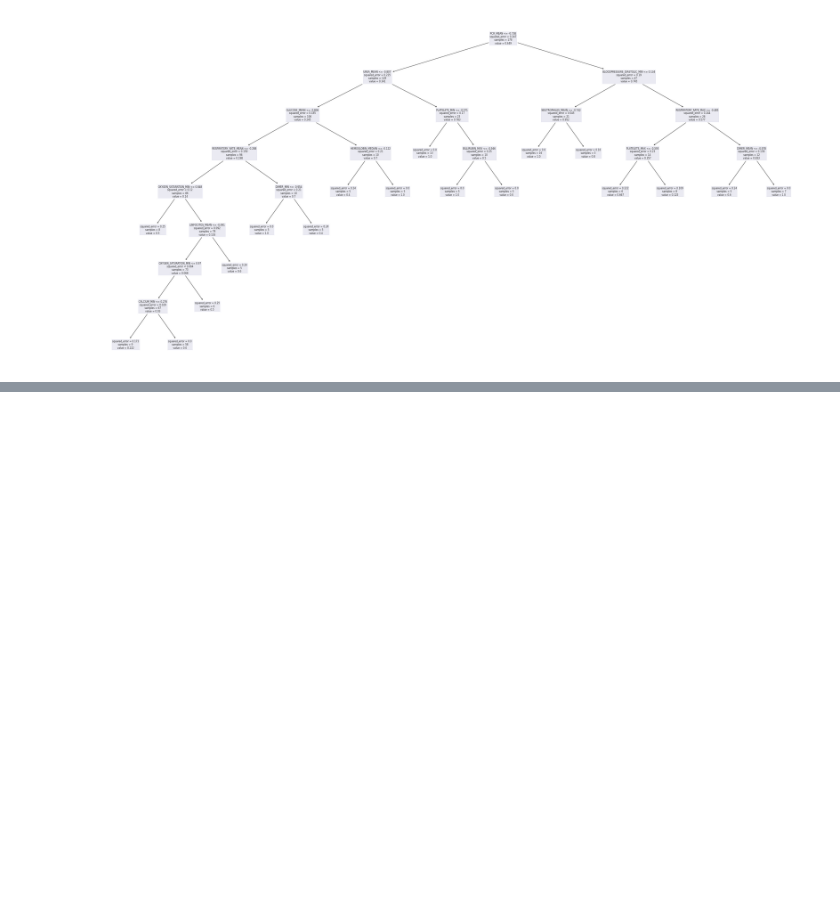
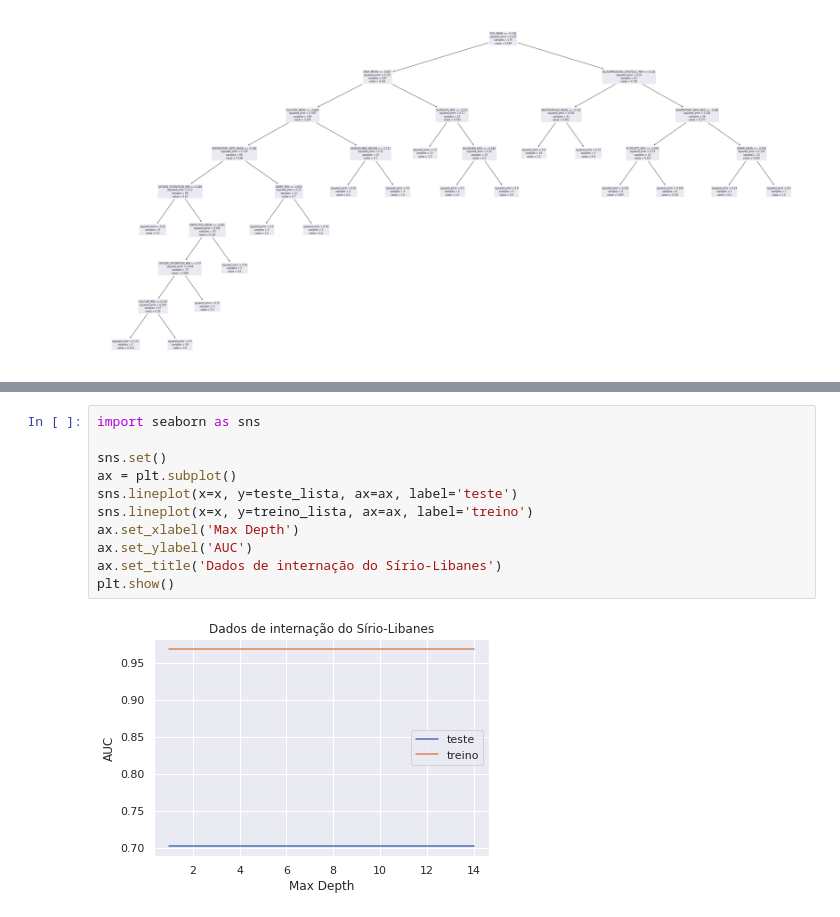
Before and after one commit to ricardosaj/ProjetoFinalBootcampAluraDataScience, a Jupyter notebook: ProjetoBCFinal.ipynb, the cells around one changed output, grey strips where cells are left out. Drawn from its saved outputs; the diff is of its cells as text; blank space fills up the shorter version.

```diff
--- a/ProjetoBCFinal.ipynb
+++ b/ProjetoBCFinal.ipynb
@@ -817,0 +850,13 @@ plot_tree(arvere, feature_names=Xtr.columns)
+# %%
+import seaborn as sns
+
+sns.set()
+ax = plt.subplot()
+sns.lineplot(x=x, y=teste_lista, ax=ax, label='teste')
+sns.lineplot(x=x, y=treino_lista, ax=ax, label='treino')
+ax.set_xlabel('Max Depth')
+ax.set_ylabel('AUC')
+ax.set_title('Dados de internação do Sírio-Libanes')
+plt.show()
+# %% [output]
+[figure, added]
```
Also changed, not shown: parts of 8 cells of this notebook.
